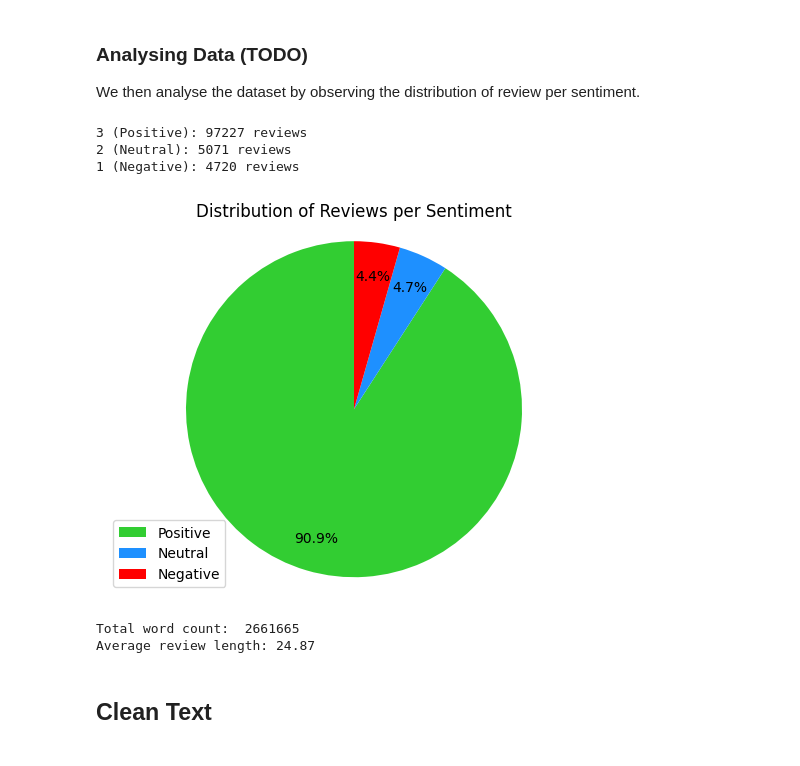
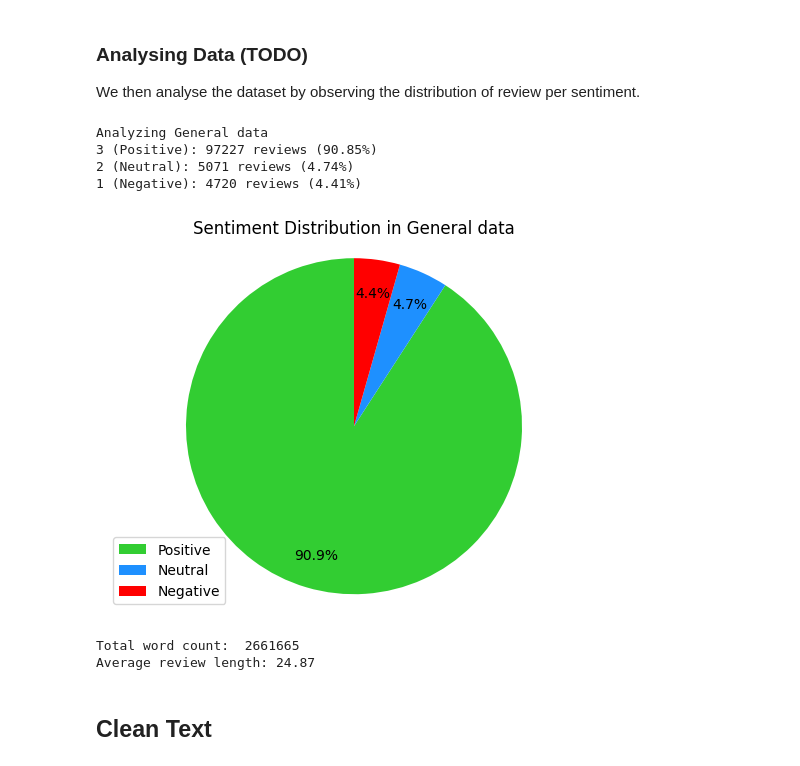
Before and after one commit to ekinfergan/Thesis_Jupyter_Final, a Jupyter notebook: src/preprocessing/processor.ipynb, the cells around one changed output. Saved outputs shown, nothing was run; the diff lists cells and outputs as text; code cells hidden in the pictures.

```diff
--- a/src/preprocessing/processor.ipynb
+++ b/src/preprocessing/processor.ipynb
@@ -156,47 +156,53 @@ df_original.head(20)
 We then analyse the dataset by observing the distribution of review per sentiment.
 # %%
 def print_senti_counts(counts):
-    # Print the number of reviews per sentiment
+     # Print the number of reviews per sentiment and their percentage
+    total_count = sum(counts)
     for senti, count in counts.items():
         sentiment_name = label_mapping[senti]
-        print(f"{senti} ({sentiment_name}): {count} reviews")
+        percent = (count / total_count) * 100
+        print(f"{senti} ({sentiment_name}): {count} reviews ({percent:.2f}%)")
 
-def plot_senti_counts(counts):
+
+def plot_senti_counts(counts, df_type):
     # Plot counts per sentiment
     colors = ['limegreen', 'dodgerblue', 'red']
     plt.pie(counts, colors=colors, autopct='%1.1f%%',  pctdistance=0.8, textprops={'fontsize': 10, 'color': 'black'}, startangle=90)
     plt.axis('equal')  # pie as a circle
     plt.legend(labels=list(label_mapping.values())[::-1], loc='lower left')
-    plt.title('Distribution of Reviews per Sentiment')
+    plt.title(f"Sentiment Distribution in {df_type} data")
     plt.show()
 
 def count_words(text):
     # Count words per review
     return len(str(text).split(' '))
+
+def analyse_data(df_x, df_y, df_type, plot=True):
+    # Call all the data analysis functions at once
+    print(f"Analyzing {df_type} data")
+
+    senti_counts = df_y.value_counts()
+    print_senti_counts(senti_counts)
+    if plot:
+        plot_senti_counts(senti_counts, df_type)
+
+    # Calculate total and average word count without adding a new column to the dataframe
+    total_word_count = df_x.apply(count_words).sum()
+    avg_review_len = df_x.apply(count_words).mean()
+
+    print("Total word count: ", total_word_count)
+    print(f"Average review length: {avg_review_len:.2f}")
+
+
+analyse_data(df_original['Review'], df_original['Sentiment'], "General")
+# %% [output]
+Analyzing General data
+3 (Positive): 97227 reviews (90.85%)
+2 (Neutral): 5071 reviews (4.74%)
+1 (Negative): 4720 reviews (4.41%)
+[figure, added]
+Total word count:  2661665
+Average review length: 24.87
-# %%
-def analyse_data(df_x, df_y, plot=True):
-    # Call all the data analysis functions at once
-    senti_counts = df_y.value_counts()
-    print_senti_counts(senti_counts)
-    if plot:
-        plot_senti_counts(senti_counts)
-
-    # Calculate total and average word count without adding a new column to the dataframe
-    total_word_count = df_x.apply(count_words).sum()
-    avg_review_len = df_x.apply(count_words).mean()
-
-    print("Total word count: ", total_word_count)
-    print(f"Average review length: {avg_review_len:.2f}")
-
-
-analyse_data(df_original['Review'], df_original['Sentiment'])
-# %% [output]
-3 (Positive): 97227 reviews
-2 (Neutral): 5071 reviews
-1 (Negative): 4720 reviews
-[figure, removed]
-Total word count:  2661665
-Average review length: 24.87
 # %% [markdown]
 ## Clean Text
 # %% [markdown]
```
Also changed, not shown: parts of 10 cells of this notebook, 4 other files.
